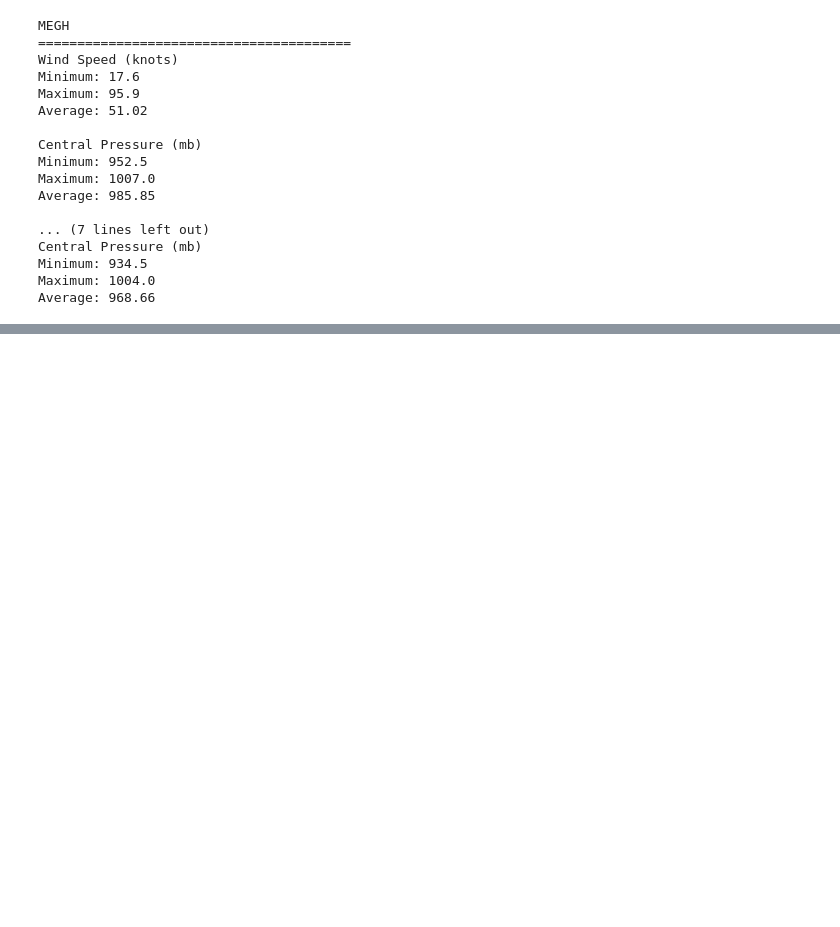
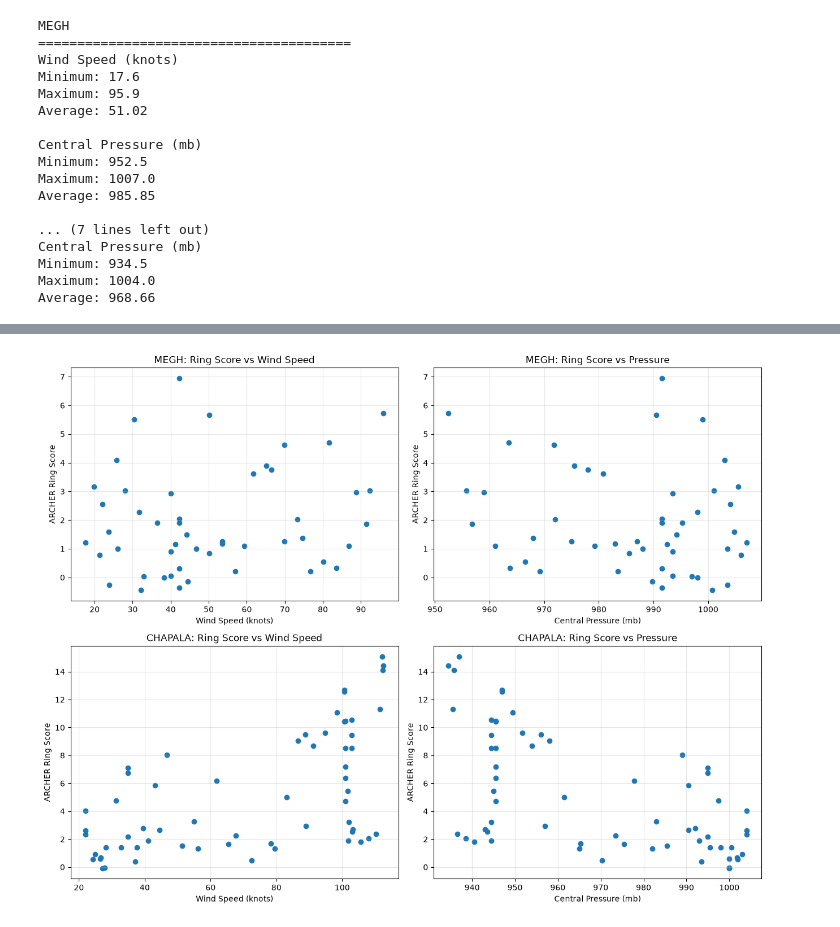
Before and after one commit to Sreoshh/tropical-cyclone-detection, a Jupyter notebook: data/notebooks/03_hursat_data_inspection.ipynb, the cells around one changed output, grey strips where cells are left out. Saved outputs shown, nothing was run; the diff lists cells and outputs as text; code cells hidden in the pictures; blank space fills up the shorter version.

```diff
--- a/data/notebooks/03_hursat_data_inspection.ipynb
+++ b/data/notebooks/03_hursat_data_inspection.ipynb
@@ -726,0 +862,42 @@ Average: 968.66
+# %%
+fig, axes = plt.subplots(2, 2, figsize=(13, 10))
+
+datasets = [
+    (megh_analysis, "MEGH", axes[0, 0], axes[0, 1]),
+    (chapala_analysis, "CHAPALA", axes[1, 0], axes[1, 1])
+]
+
+for data, name, wind_ax, pressure_ax in datasets:
+
+    combo = np.array([
+        float(r["archer_combo_score"]) for r in data
+    ])
+
+    ring = np.array([
+        float(r["archer_ring_score"]) for r in data
+    ])
+
+    wind = np.array([
+        float(r["WindSpd"]) for r in data
+    ])
+
+    pressure = np.array([
+        float(r["CentPrs"]) for r in data
+    ])
+
+    wind_ax.scatter(wind, ring)
+    wind_ax.set_title(f"{name}: Ring Score vs Wind Speed")
+    wind_ax.set_xlabel("Wind Speed (knots)")
+    wind_ax.set_ylabel("ARCHER Ring Score")
+    wind_ax.grid(True, alpha=0.3)
+
+    pressure_ax.scatter(pressure, ring)
+    pressure_ax.set_title(f"{name}: Ring Score vs Pressure")
+    pressure_ax.set_xlabel("Central Pressure (mb)")
+    pressure_ax.set_ylabel("ARCHER Ring Score")
+    pressure_ax.grid(True, alpha=0.3)
+
+plt.tight_layout()
+plt.show()
+# %% [output]
+[figure, added]
```
Also changed, not shown: parts of 9 cells of this notebook, 1 other file.
